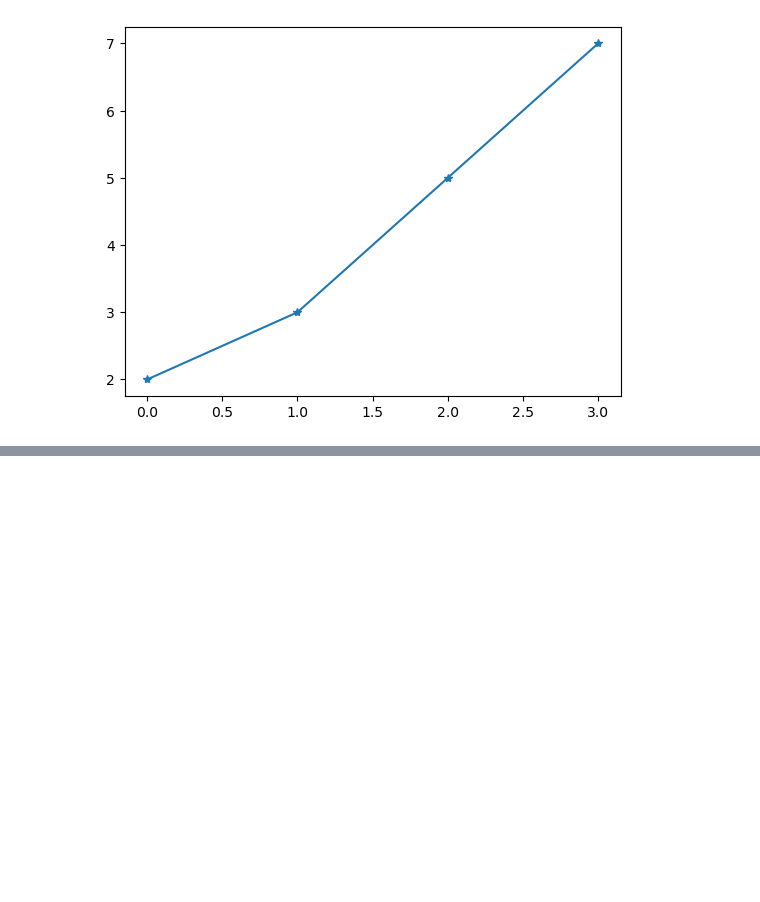
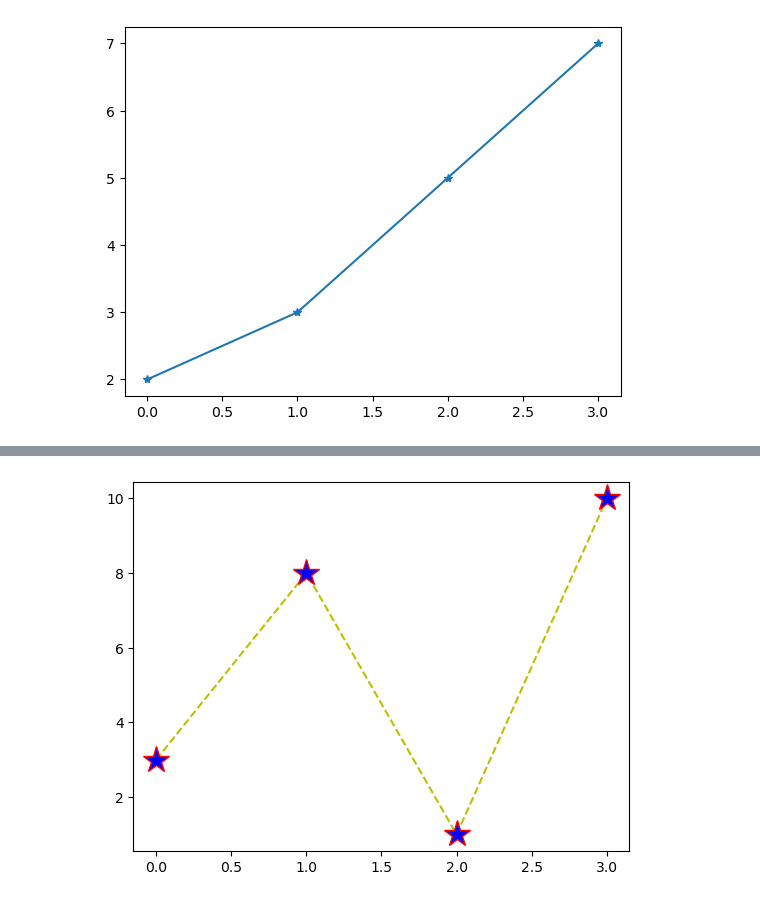
Before and after one commit to Joelson-Dieter/JupyterNotebook.ipynb, a Jupyter notebook: matplotlib.ipynb/marker.ipynb, the cells around one changed output, grey strips where cells are left out. Saved outputs shown, nothing was run; the diff lists cells and outputs as text; code cells hidden in the pictures; blank space fills up the shorter version.

```diff
--- a/matplotlib.ipynb/marker.ipynb
+++ b/matplotlib.ipynb/marker.ipynb
@@ -18,0 +43,8 @@ plt.show()
+# %%
+import matplotlib.pyplot as plt
+import numpy as np
+ypoints = np.array ([3,8,1,10])
+plt.plot(ypoints,marker='*',ms=20,mec='r',mfc='b',ls='dashed',lw='1.5',c='y')
+plt.show()
+# %% [output]
+[figure, added]
```
Also changed, not shown: parts of 5 cells of this notebook.
